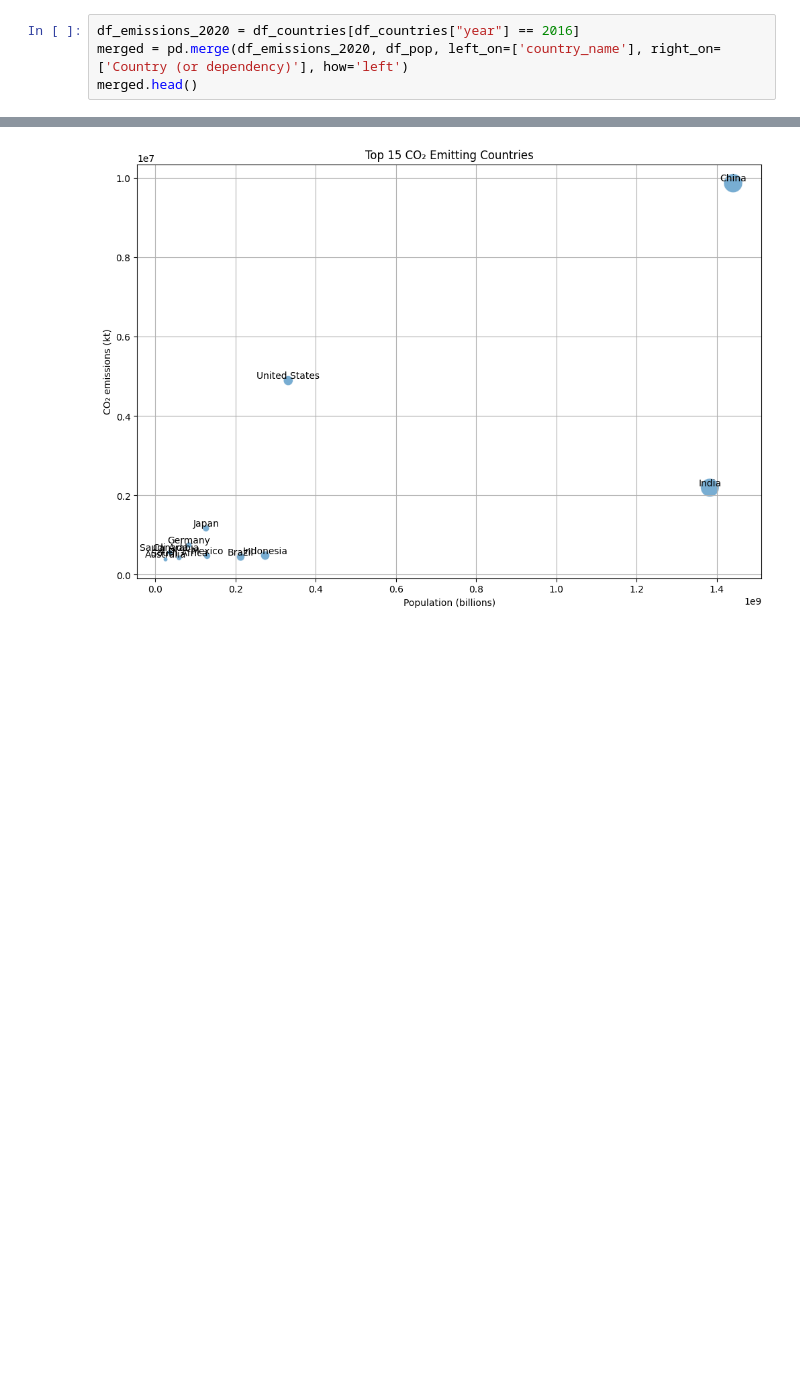
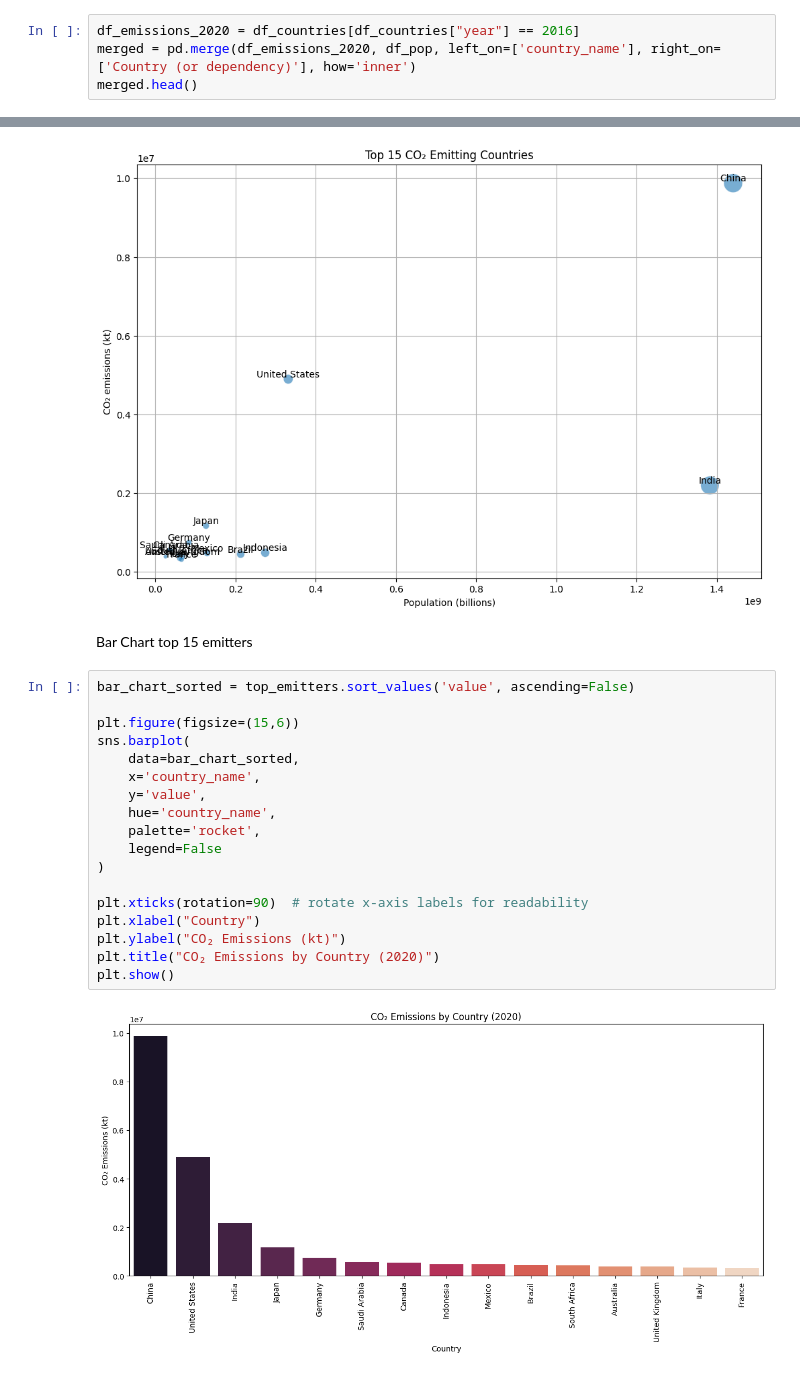
Before and after one commit to oconh/co2-emissions, a Jupyter notebook: notebooks/discover.ipynb, the cells around one changed output, grey strips where cells are left out. Saved outputs shown, nothing was run; the diff lists cells and outputs as text; blank space fills up the shorter version.

```diff
--- a/notebooks/discover.ipynb
+++ b/notebooks/discover.ipynb
@@ -231,7 +231,7 @@ print(len(pop_unique))
 235
 # %%
 df_emissions_2020 = df_countries[df_countries["year"] == 2016]
-merged = pd.merge(df_emissions_2020, df_pop, left_on=['country_name'], right_on=['Country (or dependency)'], how='left')
+merged = pd.merge(df_emissions_2020, df_pop, left_on=['country_name'], right_on=['Country (or dependency)'], how='inner')
 merged.head()
 # %% [output]
 |  | country_code | country_name | year | value | Country (or dependency) | Population (2020) | Yearly Change | ... |
@@ -377,3 +377,25 @@ plt.grid(True)
 plt.show()
 # %% [output]
 [figure]
+# %% [markdown]
+Bar Chart top 15 emitters
+# %%
+bar_chart_sorted = top_emitters.sort_values('value', ascending=False)
+
+plt.figure(figsize=(15,6))
+sns.barplot(
+    data=bar_chart_sorted,
+    x='country_name',
+    y='value',
+    hue='country_name',
+    palette='rocket',
+    legend=False
+)
+
+plt.xticks(rotation=90)  # rotate x-axis labels for readability
+plt.xlabel("Country")
+plt.ylabel("CO₂ Emissions (kt)")
+plt.title("CO₂ Emissions by Country (2020)")
+plt.show()
+# %% [output]
+[figure, added]
```
Also changed, not shown: parts of 15 cells of this notebook.
